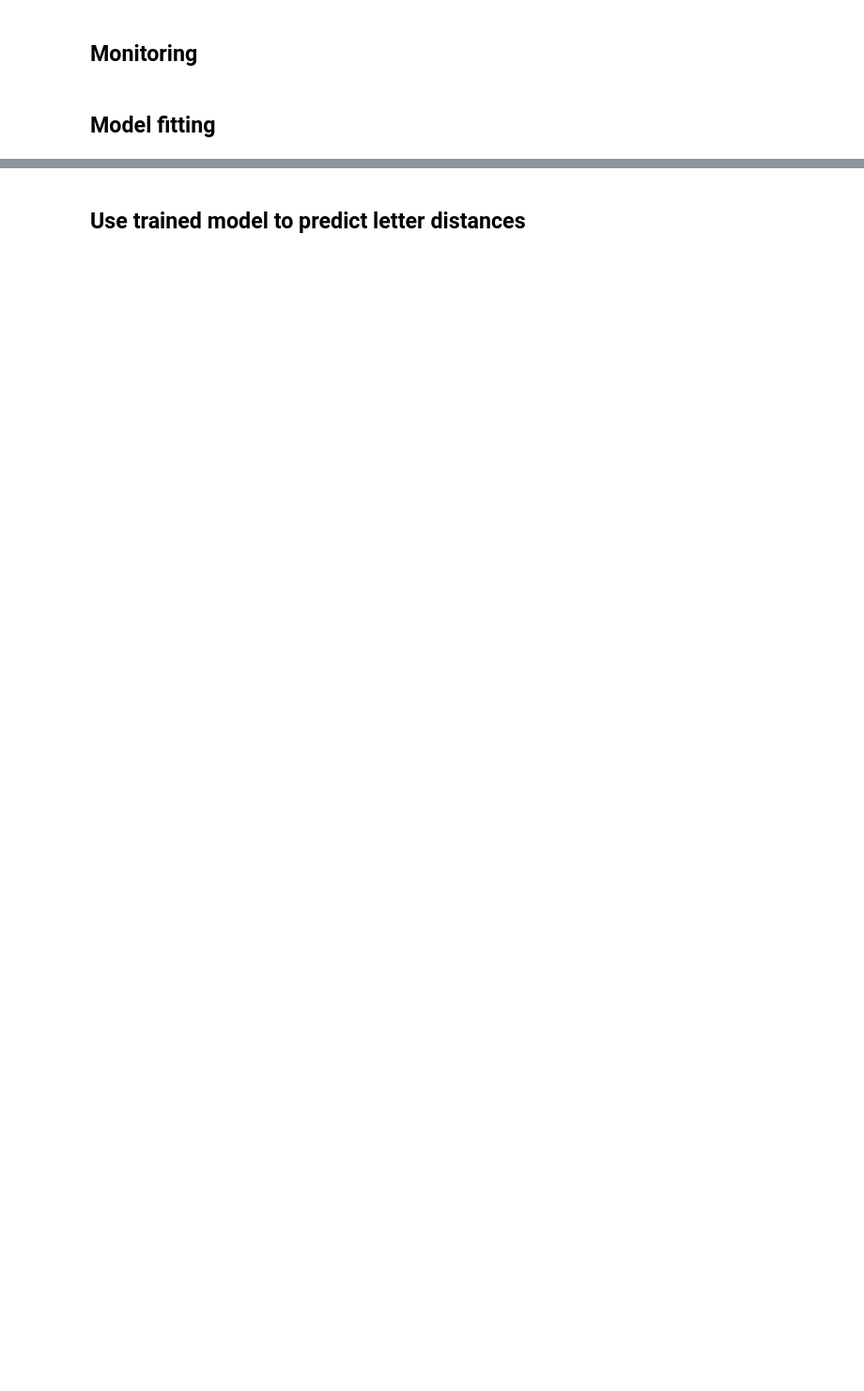
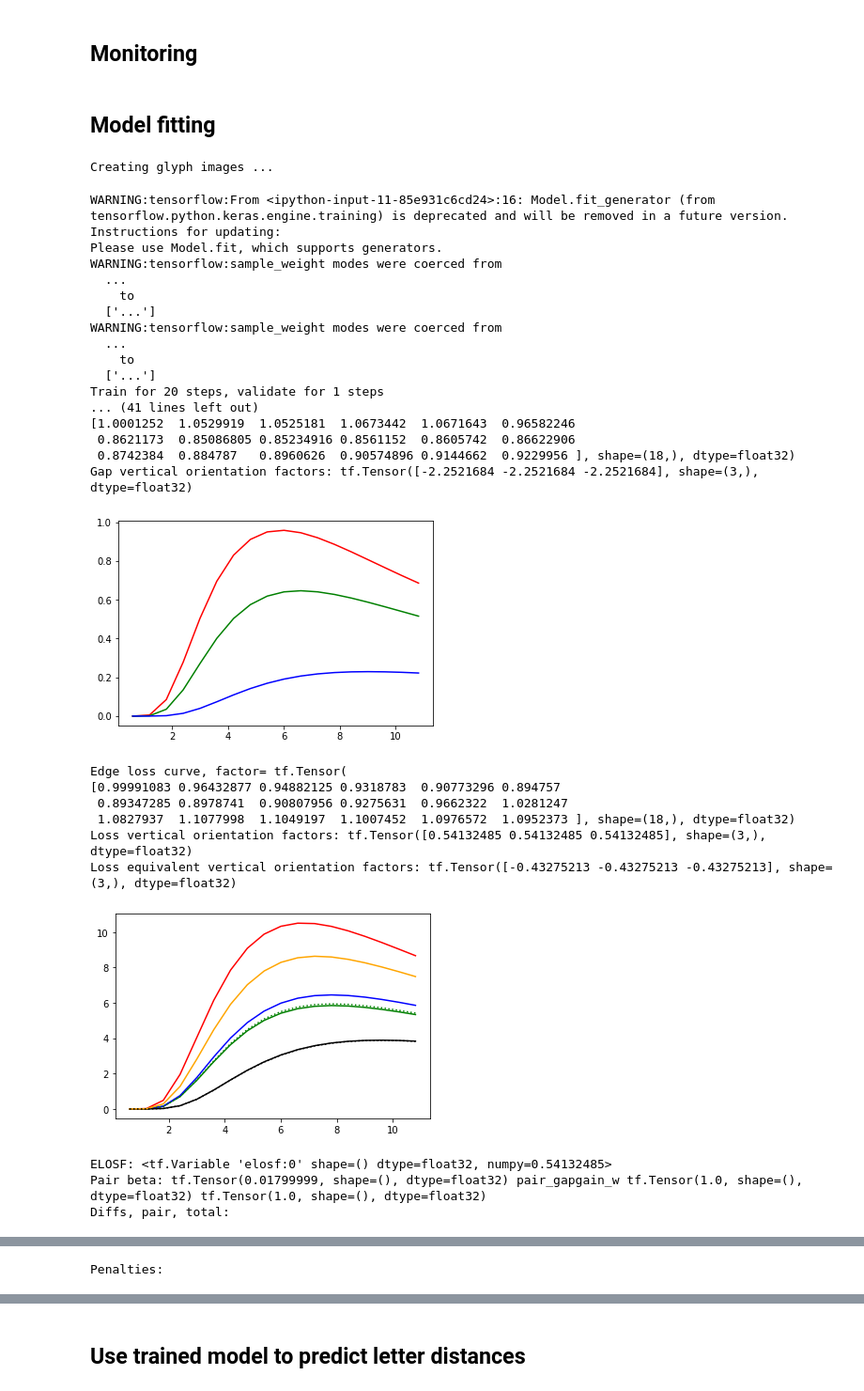
Before and after one commit to skosch/YinYangFit, a Jupyter notebook: YinYangFit.ipynb, the cells around one changed output, grey strips where cells are left out. Shown at 94% size. Drawn from its saved outputs; the diff is of its cells as text; code cells hidden in the pictures; blank space fills up the shorter version.

```diff
--- a/YinYangFit.ipynb
+++ b/YinYangFit.ipynb
@@ -1463,20 +2271,50 @@ class MonitorProgressCallback(tf.keras.callbacks.Callback):
 # %%
 tf.compat.v1.reset_default_graph()
 tf.keras.backend.clear_session()
 
 ig = InputGenerator(batch_size)
 if True:
     model = get_model()
     model.compile(loss=compute_loss,
-                optimizer=tf.keras.optimizers.Adagrad(0.05))
+                optimizer=tf.keras.optimizers.Adam(0.0010, amsgrad=True))
     #model.summary()
     history = model.fit_generator(ig,
                                 callbacks=[MonitorProgressCallback(ig)],
                                 validation_data=ig,
                                 validation_steps=1,
-                                validation_freq=40,
+                                validation_freq=10,
                                 epochs=1000,
                                 steps_per_epoch=20, use_multiprocessing=False)
 ig.kill()
 tf.compat.v1.reset_default_graph()
 tf.keras.backend.clear_session()
+# %% [output]
+Creating glyph images ...
+WARNING:tensorflow:From <ipython-input-11-85e931c6cd24>:16: Model.fit_generator (from tensorflow.python.keras.engine.training) is deprecated and will be removed in a future version.
+Instructions for updating:
+Please use Model.fit, which supports generators.
+WARNING:tensorflow:sample_weight modes were coerced from
+  ...
+    to
+  ['...']
+WARNING:tensorflow:sample_weight modes were coerced from
+  ...
+    to
+  ['...']
+Train for 20 steps, validate for 1 steps
+... (41 lines left out)
+[1.0001252  1.0529919  1.0525181  1.0673442  1.0671643  0.96582246
+ 0.8621173  0.85086805 0.85234916 0.8561152  0.8605742  0.86622906
+ 0.8742384  0.884787   0.8960626  0.90574896 0.9144662  0.9229956 ], shape=(18,), dtype=float32)
+Gap vertical orientation factors: tf.Tensor([-2.2521684 -2.2521684 -2.2521684], shape=(3,), dtype=float32)
+[figure, added]
+Edge loss curve, factor= tf.Tensor(
+[0.99991083 0.96432877 0.94882125 0.9318783  0.90773296 0.894757
+ 0.89347285 0.8978741  0.90807956 0.9275631  0.9662322  1.0281247
+ 1.0827937  1.1077998  1.1049197  1.1007452  1.0976572  1.0952373 ], shape=(18,), dtype=float32)
+Loss vertical orientation factors: tf.Tensor([0.54132485 0.54132485 0.54132485], shape=(3,), dtype=float32)
+Loss equivalent vertical orientation factors: tf.Tensor([-0.43275213 -0.43275213 -0.43275213], shape=(3,), dtype=float32)
+[figure, added]
+ELOSF: <tf.Variable 'elosf:0' shape=() dtype=float32, numpy=0.54132485>
+Pair beta: tf.Tensor(0.01799999, shape=(), dtype=float32) pair_gapgain_w tf.Tensor(1.0, shape=(), dtype=float32) tf.Tensor(1.0, shape=(), dtype=float32)
+Diffs, pair, total:
@@ -1482,0 +2322 @@ tf.keras.backend.clear_session()
+Penalties:
```
Also changed, not shown: parts of 17 cells of this notebook.
